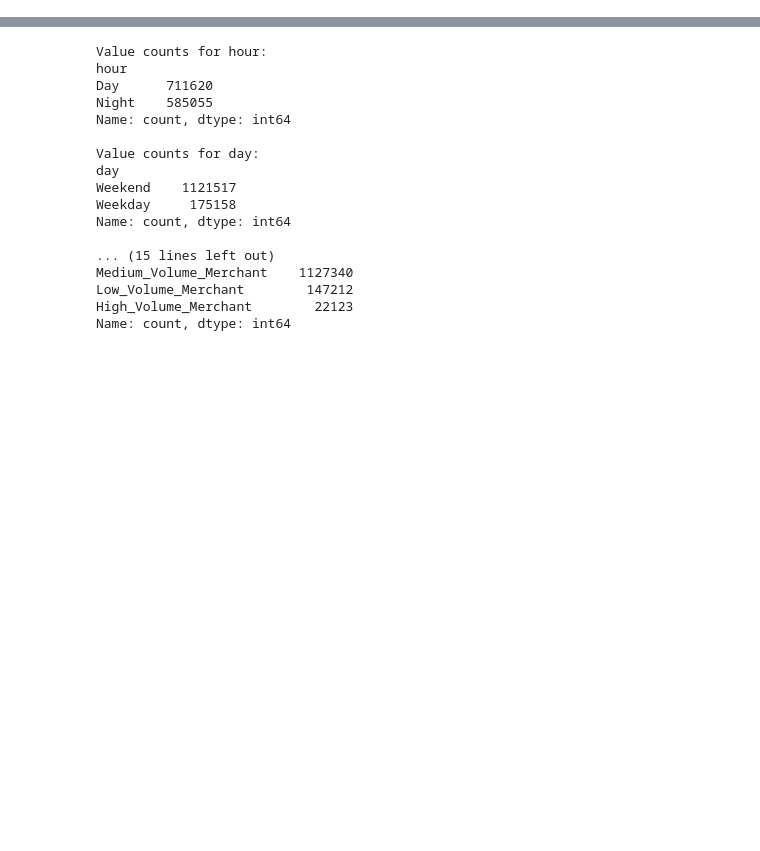
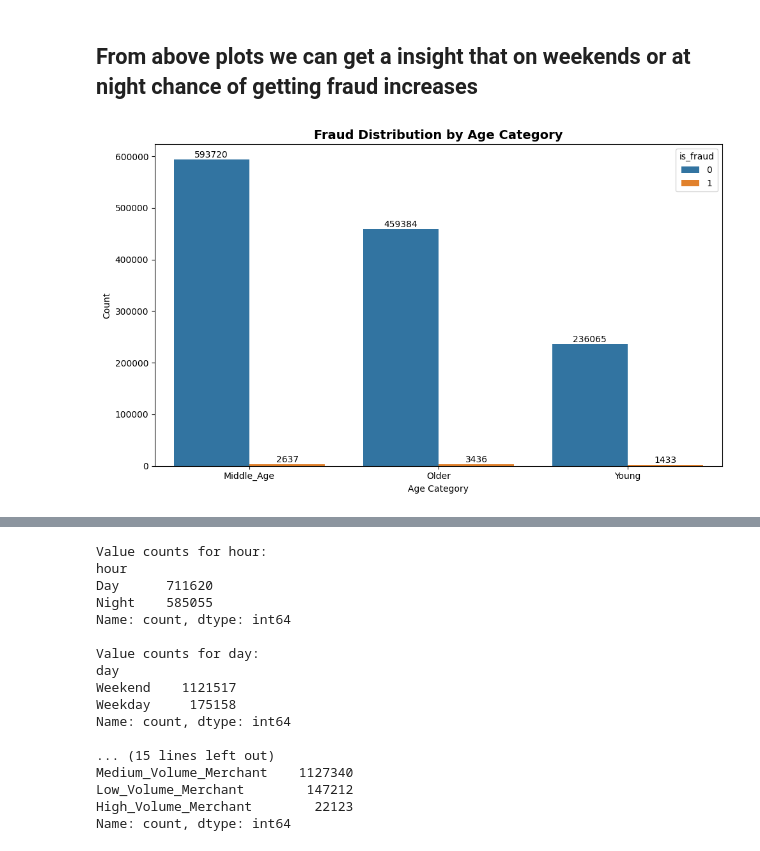
Before and after one commit to shabdpathak-935/CODSOFT, a Jupyter notebook: Credit-Card-Fraud-Detection.ipynb, the cells around one changed output, grey strips where cells are left out. Drawn from its saved outputs; the diff is of its cells as text; code cells hidden in the pictures; blank space fills up the shorter version.

```diff
--- a/Credit-Card-Fraud-Detection.ipynb
+++ b/Credit-Card-Fraud-Detection.ipynb
@@ -135,0 +175,2 @@ test_data['gender_encoded'] = test_data['gender'].map({'F': 0, 'M': 1})
+# %% [markdown]
+## From above plots we can get a insight that on weekends or at night chance of getting fraud increases
@@ -135,0 +183,17 @@ test_data['gender_encoded'] = test_data['gender'].map({'F': 0, 'M': 1})
+# %%
+plt.figure(figsize=(10, 6))
+
+
+ax = sns.countplot(x='age_category', data=train_data, hue='is_fraud')
+
+ax.set_title('Fraud Distribution by Age Category', fontsize=14, fontweight='bold')
+ax.set_xlabel('Age Category')
+ax.set_ylabel('Count')
+
+for container in ax.containers:
+    ax.bar_label(container, fontsize=10)
+
+plt.tight_layout()
+plt.show()
+# %% [output]
+[figure, added]
```
Also changed, not shown: parts of 56 cells of this notebook.
